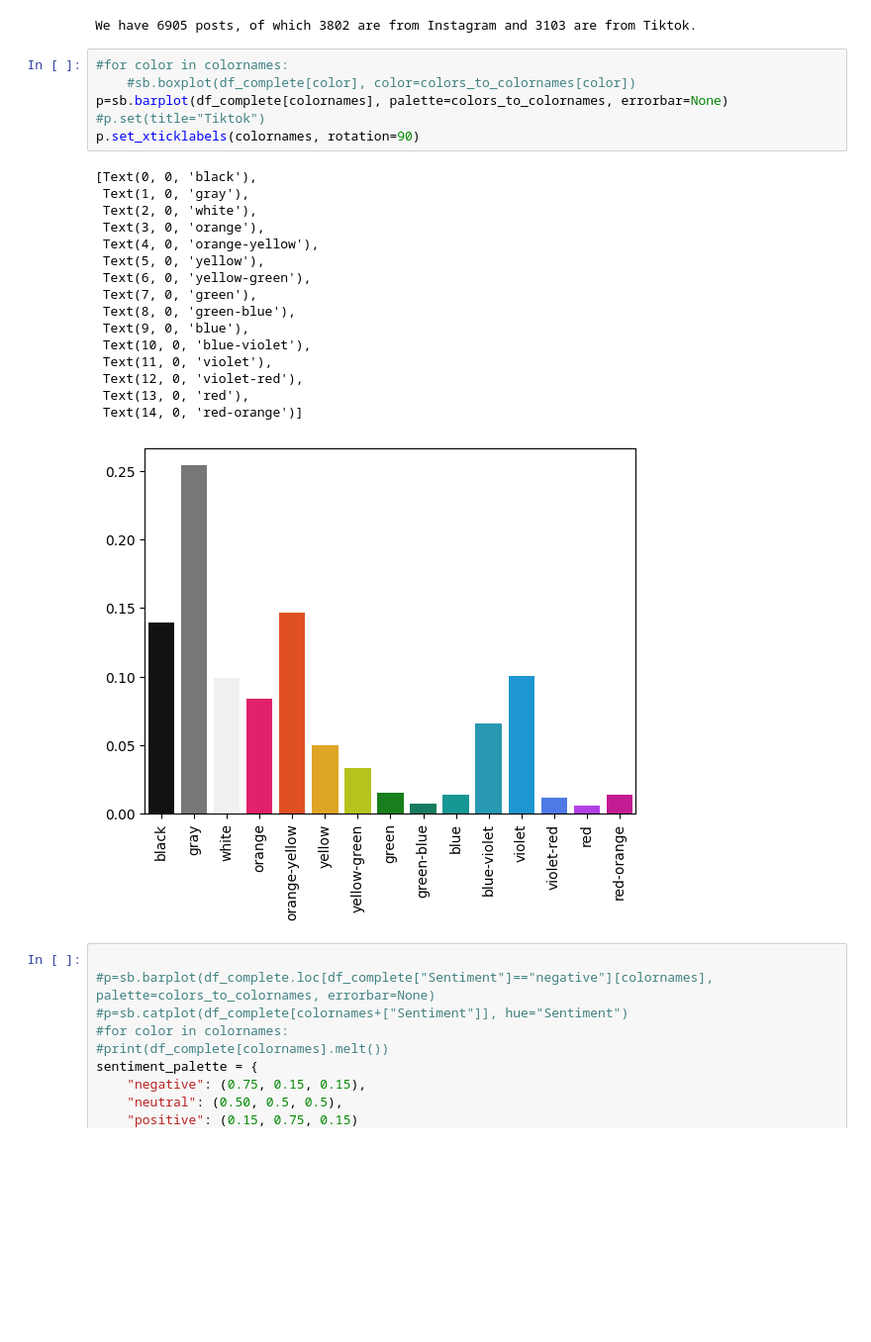
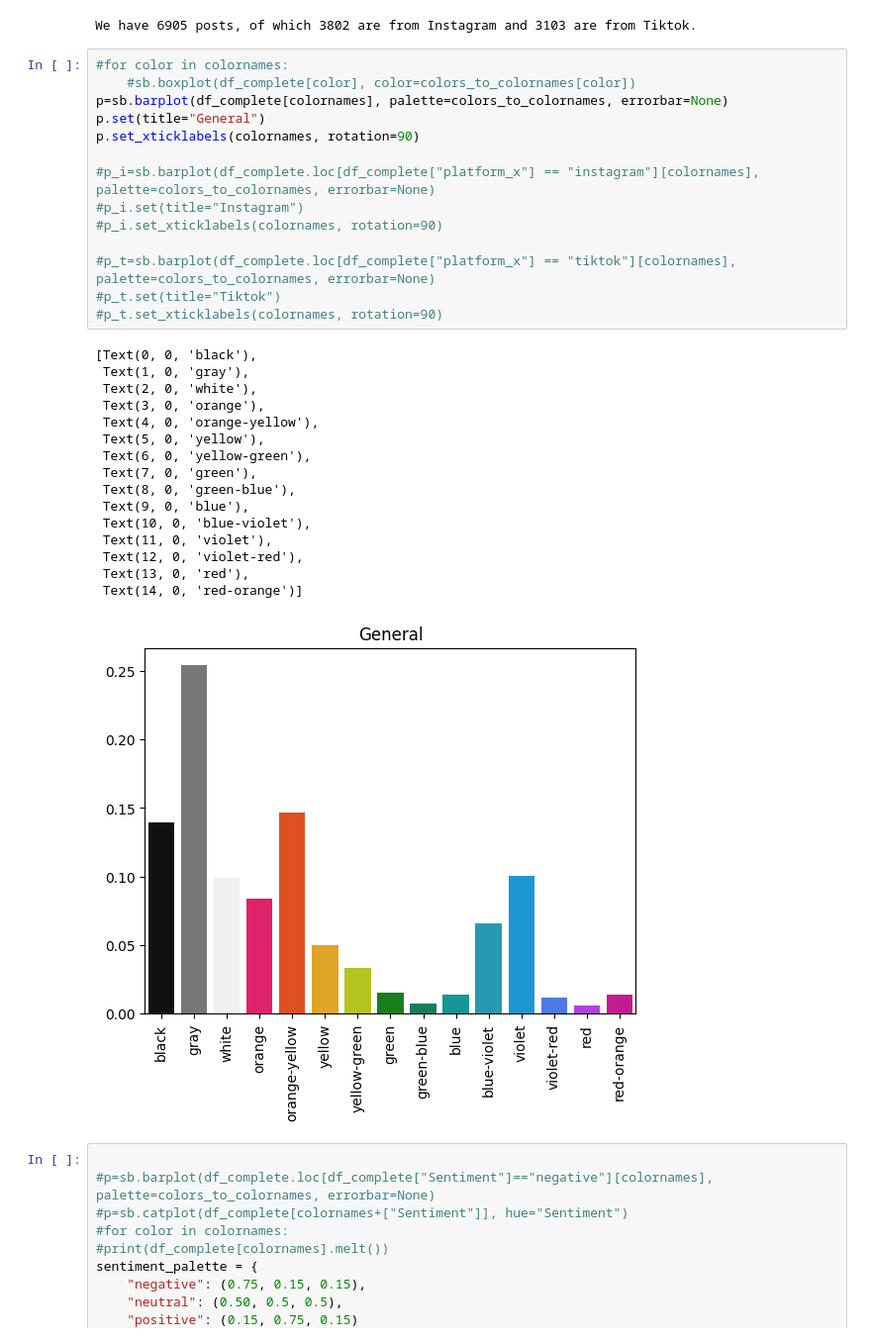
Before and after one commit to Johanna4Green/ColorsOfClimatechange, a Jupyter notebook: statistical_tests.ipynb, the cells around one changed output. Shown at 99% size. Drawn from its saved outputs; the diff is of its cells as text; blank space fills up the shorter version.

```diff
--- a/statistical_tests.ipynb
+++ b/statistical_tests.ipynb
@@ -138,26 +142,34 @@ We have 6905 posts, of which 3802 are from Instagram and 3103 are from Tiktok.
 # %%
 #for color in colornames:
     #sb.boxplot(df_complete[color], color=colors_to_colornames[color])
 p=sb.barplot(df_complete[colornames], palette=colors_to_colornames, errorbar=None)
-#p.set(title="Tiktok")
+p.set(title="General")
 p.set_xticklabels(colornames, rotation=90)
+
+#p_i=sb.barplot(df_complete.loc[df_complete["platform_x"] == "instagram"][colornames], palette=colors_to_colornames, errorbar=None)
+#p_i.set(title="Instagram")
+#p_i.set_xticklabels(colornames, rotation=90)
+
+#p_t=sb.barplot(df_complete.loc[df_complete["platform_x"] == "tiktok"][colornames], palette=colors_to_colornames, errorbar=None)
+#p_t.set(title="Tiktok")
+#p_t.set_xticklabels(colornames, rotation=90)
 # %% [output]
 [Text(0, 0, 'black'),
  Text(1, 0, 'gray'),
  Text(2, 0, 'white'),
  Text(3, 0, 'orange'),
  Text(4, 0, 'orange-yellow'),
  Text(5, 0, 'yellow'),
  Text(6, 0, 'yellow-green'),
  Text(7, 0, 'green'),
  Text(8, 0, 'green-blue'),
  Text(9, 0, 'blue'),
  Text(10, 0, 'blue-violet'),
  Text(11, 0, 'violet'),
  Text(12, 0, 'violet-red'),
  Text(13, 0, 'red'),
  Text(14, 0, 'red-orange')]
-[figure, old version]
+[figure, new version]
 # %%
 
 #p=sb.barplot(df_complete.loc[df_complete["Sentiment"]=="negative"][colornames], palette=colors_to_colornames, errorbar=None)
```
Also changed, not shown: parts of 66 cells of this notebook.
